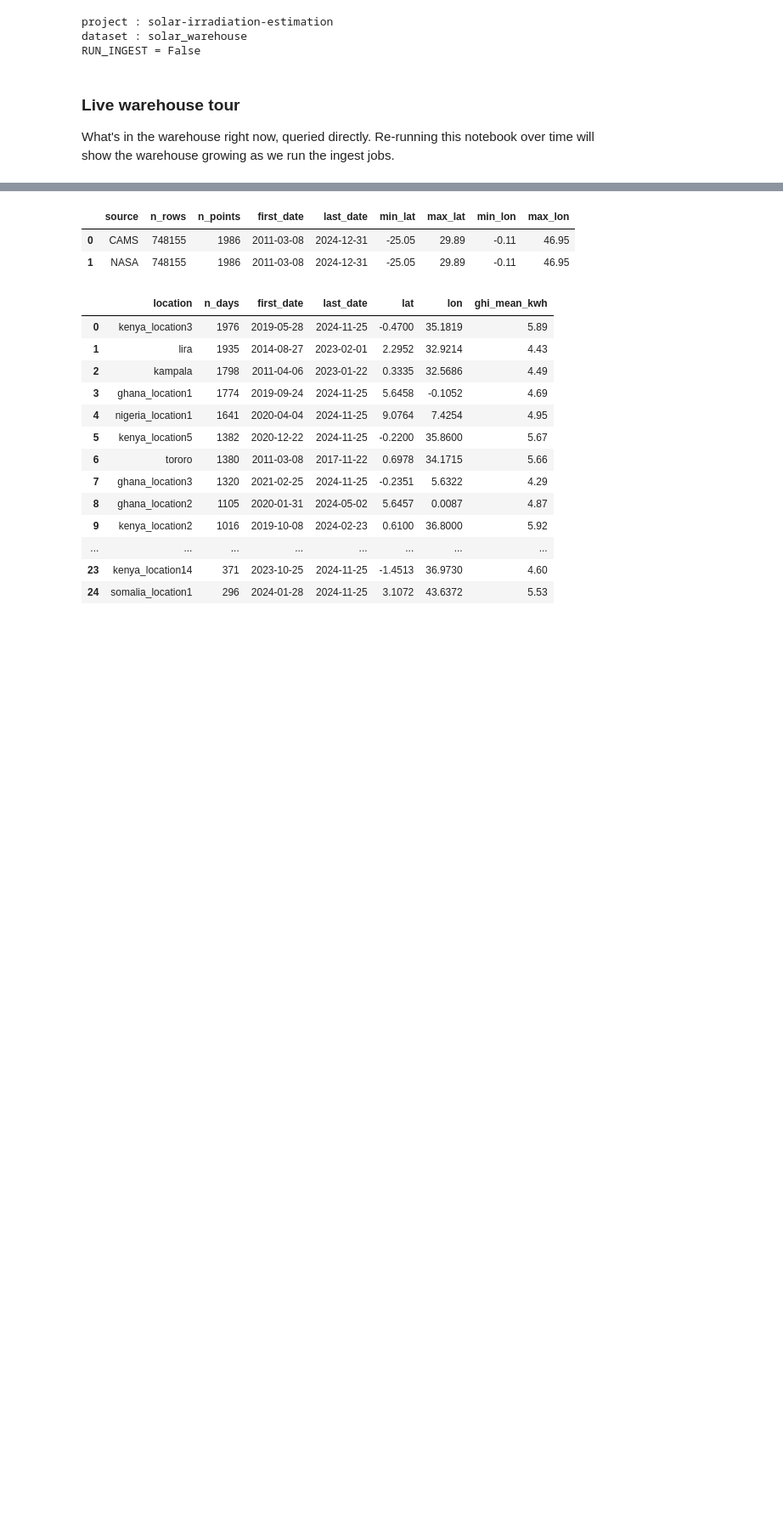
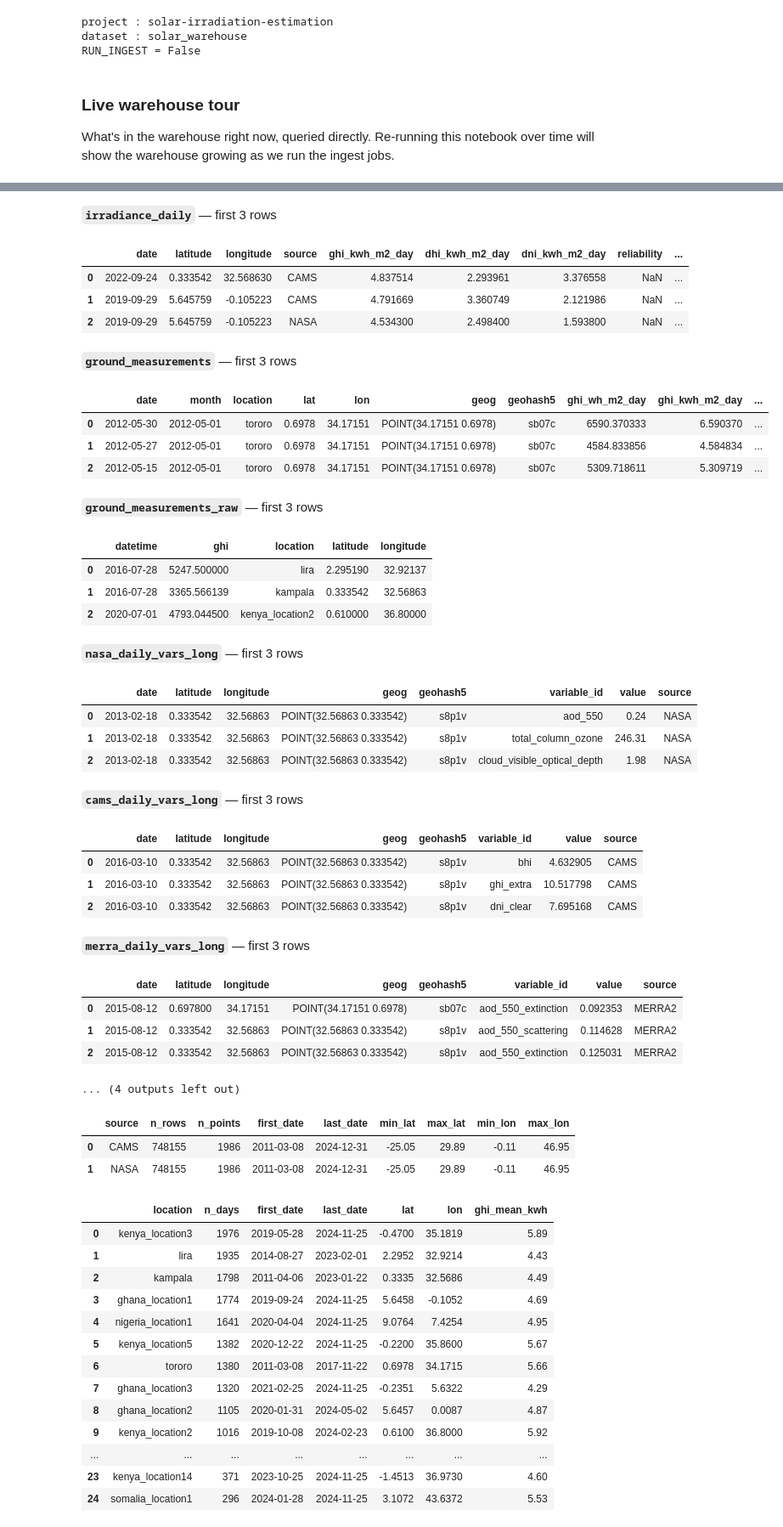
Before and after one commit to Marconi-Lab/SolarIrradiation, a Jupyter notebook: notebooks/01_warehouse_population.ipynb, the cells around one changed output, grey strips where cells are left out. Shown at 85% size. Cells and saved outputs as stored; diff of their text form; code cells hidden in the pictures; blank space fills up the shorter version.

```diff
--- a/notebooks/01_warehouse_population.ipynb
+++ b/notebooks/01_warehouse_population.ipynb
@@ -153,3 +167,54 @@ tables_df
+# %%
+# First three rows of each base table — actual columns + value ranges.
+# `tables` is a TableRefs object whose attributes return fully-qualified
+# BigQuery table names; iterating gives an idiomatic walk-through.
+from IPython.display import display, Markdown
+
+for tbl_attr in (
+    "irradiance_daily",
+    "ground_measurements",
+    "ground_measurements_raw",
+    "nasa_daily_vars_long",
+    "cams_daily_vars_long",
+    "merra_daily_vars_long",
+    "modis_observations",
+    "dim_variable",
+):
+    fqn = getattr(tables, tbl_attr)
+    display(Markdown(f"**`{tbl_attr}`** — first 3 rows"))
+    display(bq.query(f"SELECT * FROM `{fqn}` LIMIT 3"))
+# %% [output]
+**`irradiance_daily`** — first 3 rows
+|  | date | latitude | longitude | source | ghi_kwh_m2_day | dhi_kwh_m2_day | dni_kwh_m2_day | reliability | ... |
+| 0 | 2022-09-24 | 0.333542 | 32.568630 | CAMS | 4.837514 | 2.293961 | 3.376558 | NaN | ... |
+| 1 | 2019-09-29 | 5.645759 | -0.105223 | CAMS | 4.791669 | 3.360749 | 2.121986 | NaN | ... |
+| 2 | 2019-09-29 | 5.645759 | -0.105223 | NASA | 4.534300 | 2.498400 | 1.593800 | NaN | ... |
+**`ground_measurements`** — first 3 rows
+|  | date | month | location | lat | lon | geog | geohash5 | ghi_wh_m2_day | ghi_kwh_m2_day | ... |
+| 0 | 2012-05-30 | 2012-05-01 | tororo | 0.6978 | 34.17151 | POINT(34.17151 0.6978) | sb07c | 6590.370333 | 6.590370 | ... |
+| 1 | 2012-05-27 | 2012-05-01 | tororo | 0.6978 | 34.17151 | POINT(34.17151 0.6978) | sb07c | 4584.833856 | 4.584834 | ... |
+| 2 | 2012-05-15 | 2012-05-01 | tororo | 0.6978 | 34.17151 | POINT(34.17151 0.6978) | sb07c | 5309.718611 | 5.309719 | ... |
+**`ground_measurements_raw`** — first 3 rows
+|  | datetime | ghi | location | latitude | longitude |
+| 0 | 2016-07-28 | 5247.500000 | lira | 2.295190 | 32.92137 |
+| 1 | 2016-07-28 | 3365.566139 | kampala | 0.333542 | 32.56863 |
+| 2 | 2020-07-01 | 4793.044500 | kenya_location2 | 0.610000 | 36.80000 |
+**`nasa_daily_vars_long`** — first 3 rows
+|  | date | latitude | longitude | geog | geohash5 | variable_id | value | source |
+| 0 | 2013-02-18 | 0.333542 | 32.56863 | POINT(32.56863 0.333542) | s8p1v | aod_550 | 0.24 | NASA |
+| 1 | 2013-02-18 | 0.333542 | 32.56863 | POINT(32.56863 0.333542) | s8p1v | total_column_ozone | 246.31 | NASA |
+| 2 | 2013-02-18 | 0.333542 | 32.56863 | POINT(32.56863 0.333542) | s8p1v | cloud_visible_optical_depth | 1.98 | NASA |
+**`cams_daily_vars_long`** — first 3 rows
+|  | date | latitude | longitude | geog | geohash5 | variable_id | value | source |
+| 0 | 2016-03-10 | 0.333542 | 32.56863 | POINT(32.56863 0.333542) | s8p1v | bhi | 4.632905 | CAMS |
+| 1 | 2016-03-10 | 0.333542 | 32.56863 | POINT(32.56863 0.333542) | s8p1v | ghi_extra | 10.517798 | CAMS |
+| 2 | 2016-03-10 | 0.333542 | 32.56863 | POINT(32.56863 0.333542) | s8p1v | dni_clear | 7.695168 | CAMS |
+**`merra_daily_vars_long`** — first 3 rows
+|  | date | latitude | longitude | geog | geohash5 | variable_id | value | source |
+| 0 | 2015-08-12 | 0.697800 | 34.17151 | POINT(34.17151 0.6978) | sb07c | aod_550_extinction | 0.092353 | MERRA2 |
+| 1 | 2015-08-12 | 0.333542 | 32.56863 | POINT(32.56863 0.333542) | s8p1v | aod_550_scattering | 0.114628 | MERRA2 |
+| 2 | 2015-08-12 | 0.333542 | 32.56863 | POINT(32.56863 0.333542) | s8p1v | aod_550_extinction | 0.125031 | MERRA2 |
+... (4 outputs left out)
 # %%
 irradiance_summary = bq.query(f"""
 SELECT source,
```
Also changed, not shown: parts of 18 cells of this notebook, 5 other files.
